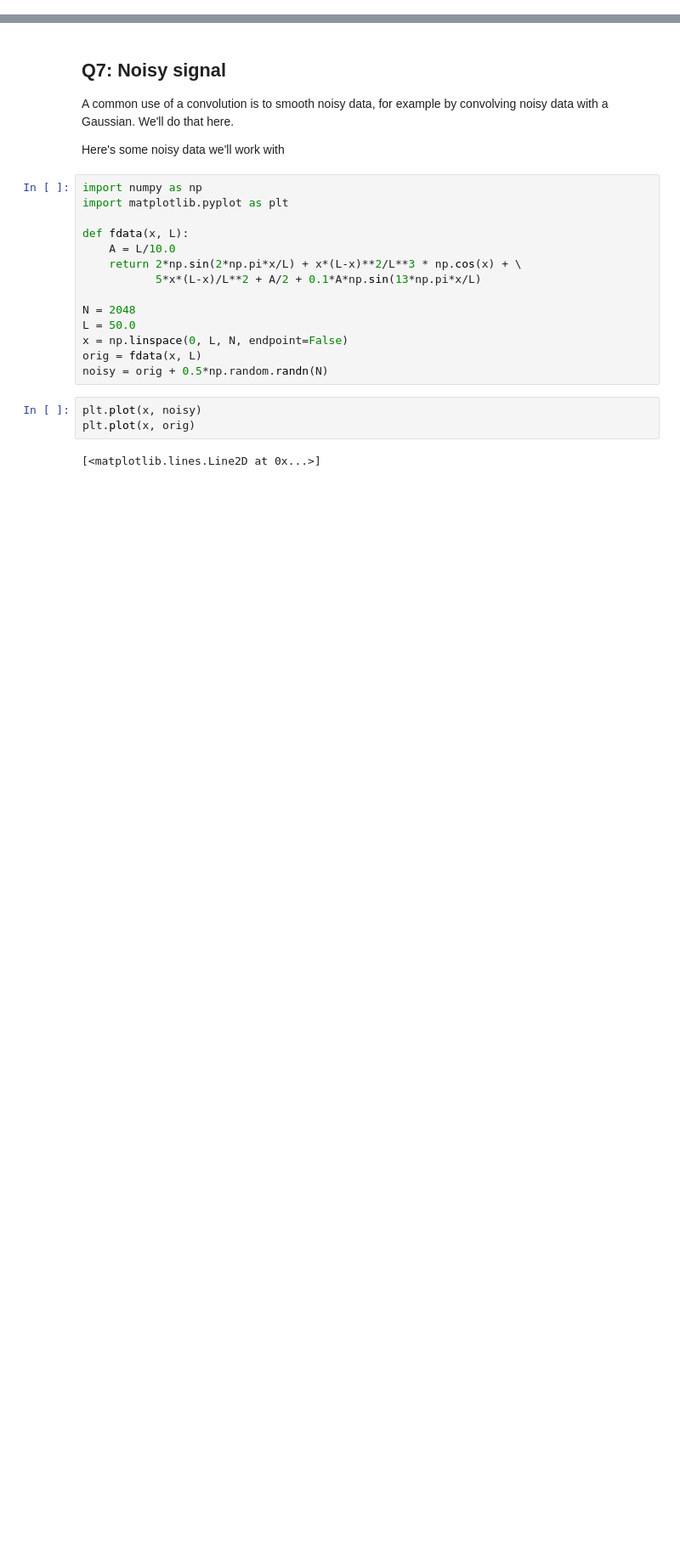
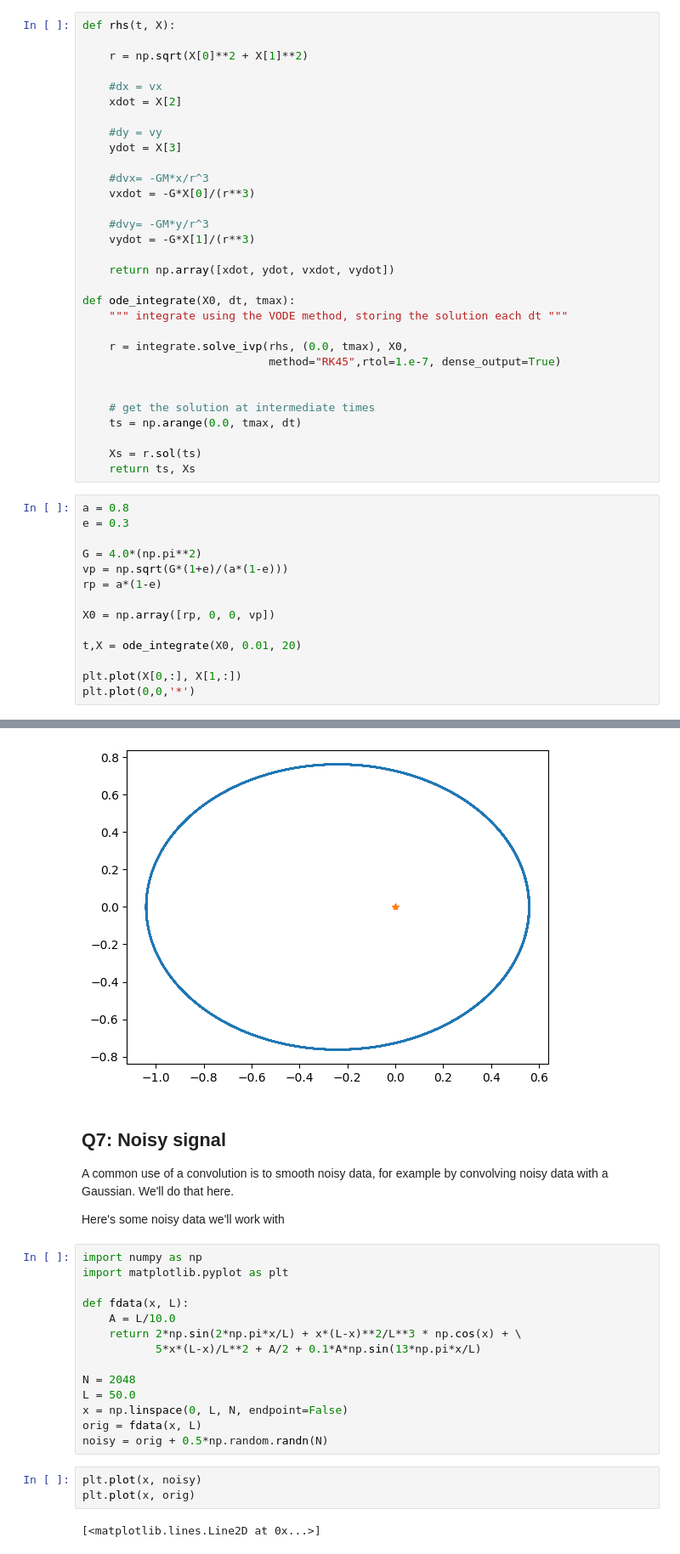
Before and after one commit to rbolzoni/scientificcomputing_bicocca_2023, a Jupyter notebook: working/L4_exerc.ipynb, the cells around one changed output, grey strips where cells are left out. Shown at 85% size. Saved outputs shown, nothing was run; the diff lists cells and outputs as text; blank space fills up the shorter version.

```diff
--- a/working/L4_exerc.ipynb
+++ b/working/L4_exerc.ipynb
@@ -51,0 +33,46 @@ print(err)
+# %%
+def rhs(t, X):
+
+    r = np.sqrt(X[0]**2 + X[1]**2)
+
+    #dx = vx
+    xdot = X[2]
+
+    #dy = vy
+    ydot = X[3]
+
+    #dvx= -GM*x/r^3
+    vxdot = -G*X[0]/(r**3)
+
+    #dvy= -GM*y/r^3
+    vydot = -G*X[1]/(r**3)
+
+    return np.array([xdot, ydot, vxdot, vydot])
+
+def ode_integrate(X0, dt, tmax):
+    """ integrate using the VODE method, storing the solution each dt """
+
+    r = integrate.solve_ivp(rhs, (0.0, tmax), X0,
+                            method="RK45",rtol=1.e-7, dense_output=True)
+
+
+    # get the solution at intermediate times
+    ts = np.arange(0.0, tmax, dt)
+
+    Xs = r.sol(ts)
+    return ts, Xs
+# %%
+a = 0.8
+e = 0.3
+
+G = 4.0*(np.pi**2)
+vp = np.sqrt(G*(1+e)/(a*(1-e)))
+rp = a*(1-e)
+
+X0 = np.array([rp, 0, 0, vp])
+
+t,X = ode_integrate(X0, 0.01, 20)
+
+plt.plot(X[0,:], X[1,:])
+plt.plot(0,0,'*')
+# %% [output]
@@ -52,3 +80,4 @@ print(err)
+[figure, added]
 # %% [markdown]
 ## Q7: Noisy signal
 
```
Also changed, not shown: parts of 11 cells of this notebook, 2 other files.
